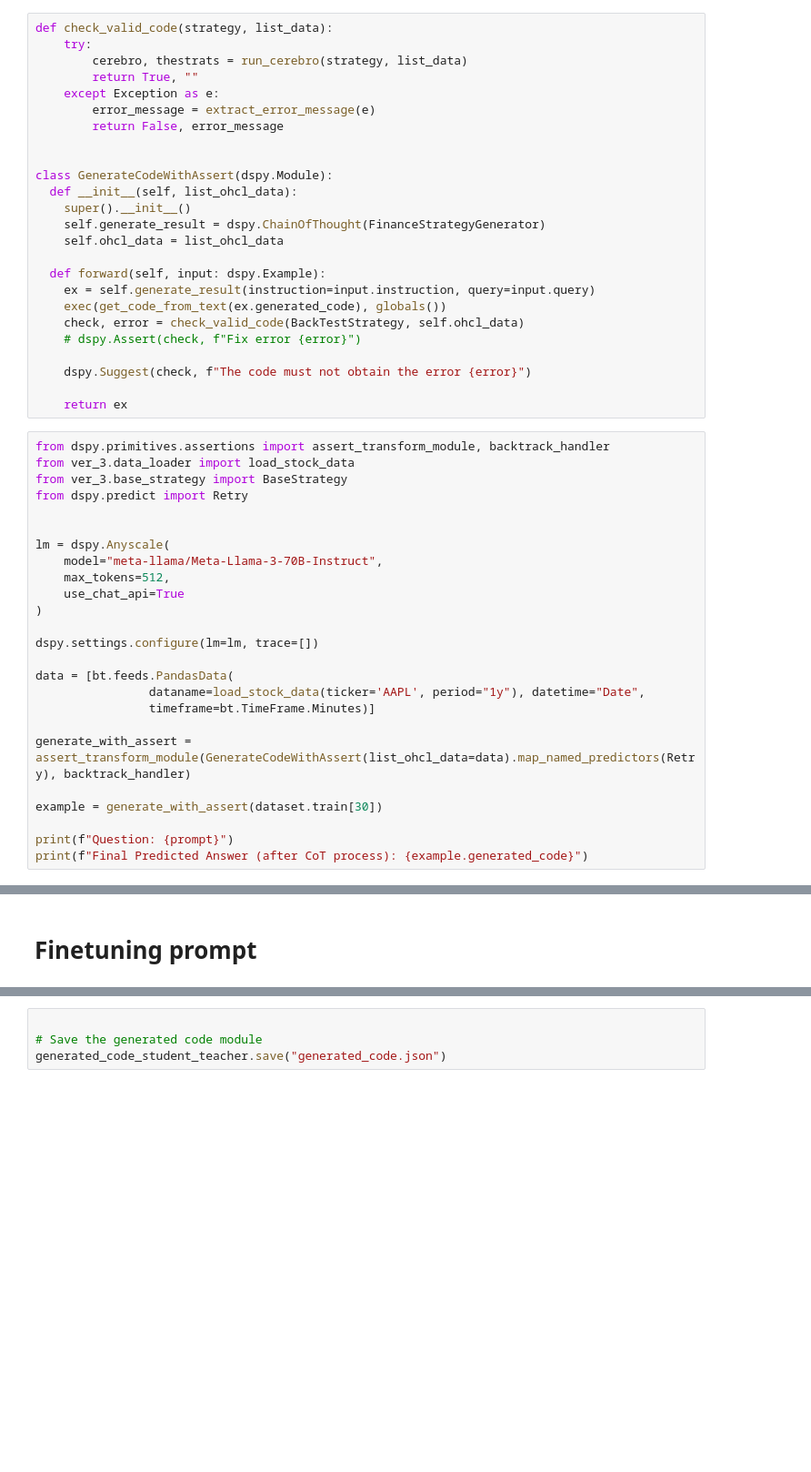
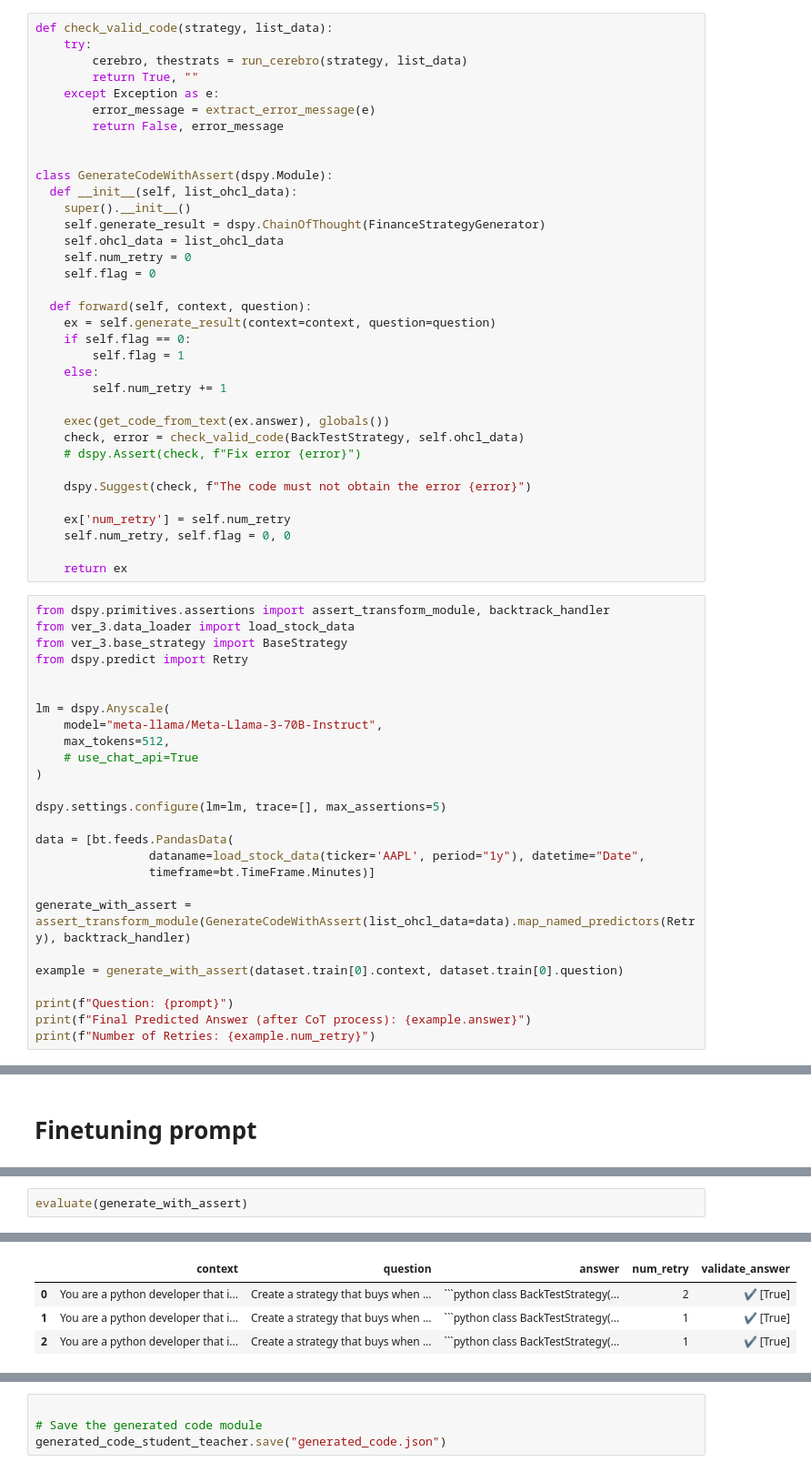
Before and after one commit to kisejin/Trading_Project, a Jupyter notebook: DSPy_finance.ipynb, the cells around one changed output, grey strips where cells are left out. Shown at 91% size. Drawn from its saved outputs; the diff is of its cells as text; blank space fills up the shorter version.

````diff
--- a/DSPy_finance.ipynb
+++ b/DSPy_finance.ipynb
@@ -154,15 +177,25 @@ class GenerateCodeWithAssert(dspy.Module):
     super().__init__()
     self.generate_result = dspy.ChainOfThought(FinanceStrategyGenerator)
     self.ohcl_data = list_ohcl_data
+    self.num_retry = 0
+    self.flag = 0
 
-  def forward(self, input: dspy.Example):
-    ex = self.generate_result(instruction=input.instruction, query=input.query)
-    exec(get_code_from_text(ex.generated_code), globals())
+  def forward(self, context, question):
+    ex = self.generate_result(context=context, question=question)
+    if self.flag == 0:
+        self.flag = 1
+    else:
+        self.num_retry += 1
+
+    exec(get_code_from_text(ex.answer), globals())
     check, error = check_valid_code(BackTestStrategy, self.ohcl_data)
     # dspy.Assert(check, f"Fix error {error}")
 
     dspy.Suggest(check, f"The code must not obtain the error {error}")
 
+    ex['num_retry'] = self.num_retry
+    self.num_retry, self.flag = 0, 0
+
     return ex
 # %%
 from dspy.primitives.assertions import assert_transform_module, backtrack_handler
@@ -174,10 +207,10 @@ from dspy.predict import Retry
 lm = dspy.Anyscale(
     model="meta-llama/Meta-Llama-3-70B-Instruct",
     max_tokens=512,
-    use_chat_api=True
+    # use_chat_api=True
 )
 
-dspy.settings.configure(lm=lm, trace=[])
+dspy.settings.configure(lm=lm, trace=[], max_assertions=5)
 
 data = [bt.feeds.PandasData(
                 dataname=load_stock_data(ticker='AAPL', period="1y"), datetime="Date",
@@ -185,9 +218,10 @@ data = [bt.feeds.PandasData(
 
 generate_with_assert = assert_transform_module(GenerateCodeWithAssert(list_ohcl_data=data).map_named_predictors(Retry), backtrack_handler)
 
-example = generate_with_assert(dataset.train[30])
+example = generate_with_assert(dataset.train[0].context, dataset.train[0].question)
 
 print(f"Question: {prompt}")
-print(f"Final Predicted Answer (after CoT process): {example.generated_code}")
+print(f"Final Predicted Answer (after CoT process): {example.answer}")
+print(f"Number of Retries: {example.num_retry}")
 # %% [output]
 [*********************100%%**********************]  1 of 1 completed
@@ -283,0 +314,3 @@ Example({'instruction': '\n    You are a python developer that intent to make a
+# %%
+evaluate(generate_with_assert)
+# %% [output]
@@ -283,0 +425,4 @@ Example({'instruction': '\n    You are a python developer that intent to make a
+|  | context | question | answer | num_retry | validate_answer |
+| 0 | You are a python developer that i... | Create a strategy that buys when ... | ```python class BackTestStrategy(... | 2 | ✔️ [True] |
+| 1 | You are a python developer that i... | Create a strategy that buys when ... | ```python class BackTestStrategy(... | 1 | ✔️ [True] |
+| 2 | You are a python developer that i... | Create a strategy that buys when ... | ```python class BackTestStrategy(... | 1 | ✔️ [True] |
````
Also changed, not shown: parts of 12 cells of this notebook.
